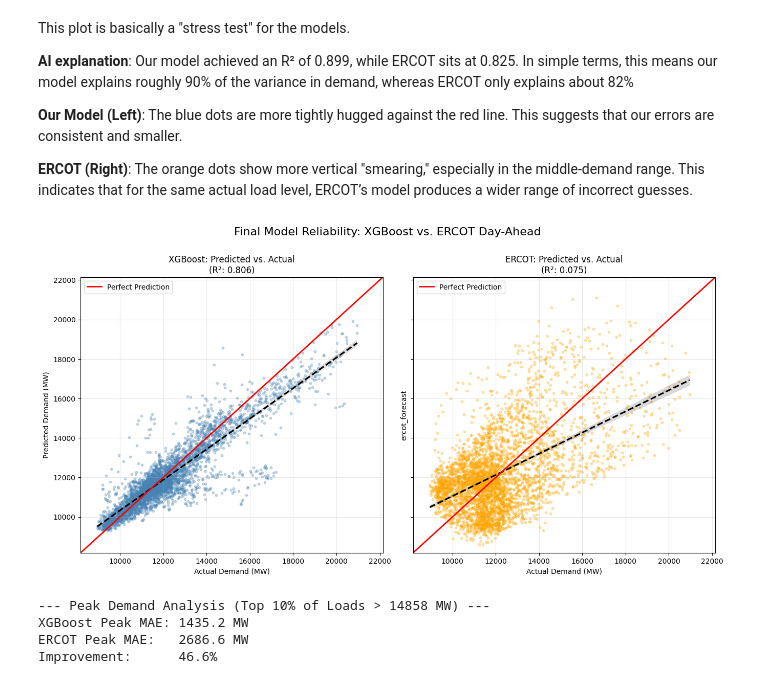
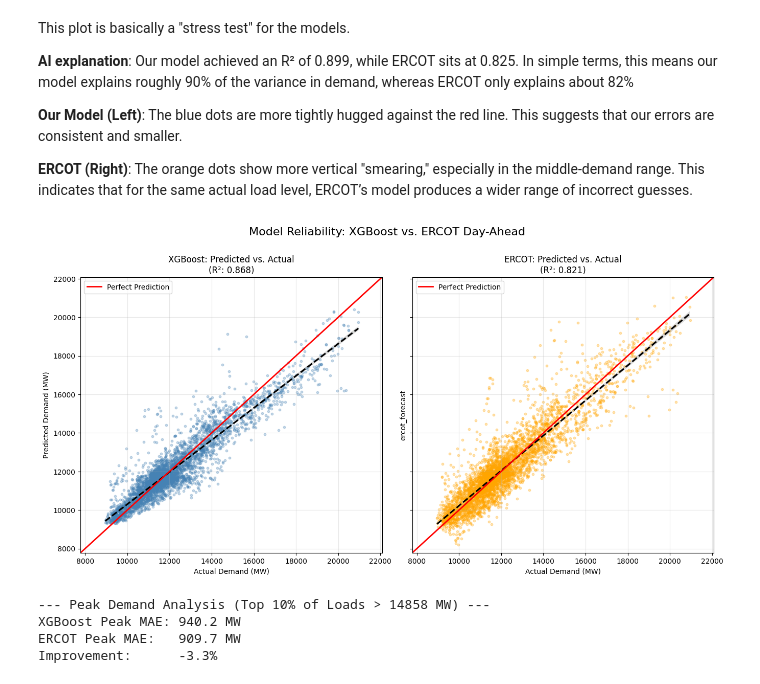
Before and after one commit to jzane1/datasci-project, a Jupyter notebook: SundayRework/NewWithAddedDatasets.ipynb, the cells around one changed output. Drawn from its saved outputs; the diff is of its cells as text; code cells hidden in the pictures.

```diff
--- a/SundayRework/NewWithAddedDatasets.ipynb
+++ b/SundayRework/NewWithAddedDatasets.ipynb
@@ -45,7 +45,7 @@ ax.figure.autofmt_xdate()
 # %% [markdown]
 Next, we import weather data. This file contains data for weather predictions at the time instead of the actual weather to ensure fairness with ERCOTs model.
 # %%
-df_fair_weather = pd.read_csv("WeatherPredictions/HoustonWeat.csv")
+df_fair_weather = pd.read_csv("HoustonWeat.csv")
 df_fair_weather.columns = df_fair_weather.columns.str.strip()
 
 df_fair_weather.head()
@@ -85,7 +85,7 @@ df_weather.head()
 # %% [markdown]
 The type of day (school day, school holiday but workday, weekend, etc) may influence energy consumption patterns as well. Hence we import [Houston's school district calendar](https://www.fox26houston.com/news/houston-isd-calendar-for-2023-2024-academic-school-year-updated-released)
 # %%
-df_calendar = pd.read_csv('hisd_2023_2024_day_categories_with_business(1).csv')
+df_calendar = pd.read_csv('../hisd_2023_2024_day_categories_with_business(1).csv')
 df_calendar.head()
 # %% [output]
 |  | day | school_category | business_category |
@@ -369,37 +440,43 @@ ERCOT releases electricity demand forecasts across several horizons. Since one o
 # %% [markdown]
 We start by importing and extracting ERCOT's day-ahead predictions. Notably, they are posted on a different timezone, so we shift the timestamps to align with our previous analysis.
 # %%
-df_ercot_raw = pd.read_csv("ercot_forecast_wide.csv")
+df_ercot_raw = pd.read_csv("../ercot_forecast_wide.csv")
 
+# Convert hour-ending to hour-beginning timestamps in Central Time, then to UTC
 hours_offset = df_ercot_raw["hourEnding"].astype(str).str.split(":").str[0].astype(int) - 1
 local_period = pd.to_datetime(df_ercot_raw["deliveryDate"]) + pd.to_timedelta(hours_offset, unit="h")
 
-# Fix: Localize to US/Central to respect DST boundaries
-df_ercot_raw["period"] = local_period.dt.tz_localize("US/Central", ambiguous="NaT", nonexistent="shift_forward")
+# Localize to Central, convert to UTC, then strip tz to match your (naive) model index
+df_ercot_raw["period"] = (
+    local_period
+    .dt.tz_localize("US/Central", ambiguous="NaT", nonexistent="shift_forward")
+    .dt.tz_convert("UTC")
+    .dt.tz_localize(None)
+)
 
-# Handle posting time appropriately depending on if it's aware or naive
-if df_ercot_raw["postedDatetime"].dtype == 'O':
-    df_ercot_raw["Posted"] = pd.to_datetime(df_ercot_raw["postedDatetime"], format="mixed")
-    if df_ercot_raw["Posted"].dt.tz is not None:
-        df_ercot_raw["Posted"] = df_ercot_raw["Posted"].dt.tz_convert("US/Central")
-    else:
-        df_ercot_raw["Posted"] = df_ercot_raw["Posted"].dt.tz_localize("US/Central")
+# Posted time: same as main notebook (no extra tz fiddling)
+df_ercot_raw["Posted"] = pd.to_datetime(df_ercot_raw["postedDatetime"], format="mixed")
 
+# Forecast horizon = delivery time − posting time
 df_ercot_raw["Horizon"] = df_ercot_raw["period"] - df_ercot_raw["Posted"]
 
+# Keep only 2‑day‑ahead forecasts (horizon ≈ 48 h, window 42–54 h)
 df_da = df_ercot_raw[
     (df_ercot_raw["Horizon"] >= pd.Timedelta(hours=42)) &
     (df_ercot_raw["Horizon"] <= pd.Timedelta(hours=54))
 ].copy()
 
+# For each delivery hour, pick the forecast closest to exactly 48 h ahead
 df_da["Horizon_Error"] = abs(df_da["Horizon"] - pd.Timedelta(hours=48))
 df_da = df_da.sort_values("Horizon_Error").drop_duplicates(subset=["period"])
 
-ercot_forecast = df_da[["period", "coast"]].rename(columns={"coast": "ercot_forecast"}).set_index("period").sort_index()
-
-# Fix: Align the timezone of your model's test set to match ERCOT
-y_test.index = y_test.index.tz_localize("US/Central", ambiguous="NaT", nonexistent="shift_forward")
-y_pred.index = y_pred.index.tz_localize("US/Central", ambiguous="NaT", nonexistent="shift_forward")
+# Final formatting — keep coast column aligned to your test-set index
+ercot_forecast = (
+    df_da[["period", "coast"]]
+    .rename(columns={"coast": "ercot_forecast"})
+    .set_index("period")
+    .sort_index()
+)
 
 ercot_forecast = ercot_forecast.loc[ercot_forecast.index.isin(y_test.index)]
 # %% [markdown]
@@ -513,36 +747,39 @@ ax1.set_title(f"XGBoost: Predicted vs. Actual\n(R²: {r2_score(error_df['actual'
 ax1.set_xlabel("Actual Demand (MW)")
 ax1.set_ylabel("Predicted Demand (MW)")
 
 # 3. ERCOT Scatter Plot
 sns.regplot(x='actual', y='ercot_forecast', data=error_df, ax=ax2,
             scatter_kws={'alpha':0.3, 'color':'orange', 's':10},
             line_kws={'color':'black', 'linestyle':'--'})
 ax2.set_title(f"ERCOT: Predicted vs. Actual\n(R²: {r2_score(error_df['actual'], error_df['ercot_forecast']):.3f})")
 ax2.set_xlabel("Actual Demand (MW)")
 
 # 4. Add "Perfect Prediction" Identity Lines
 for ax in [ax1, ax2]:
     ax.plot([min_val, max_val], [min_val, max_val], color='red', lw=2, label='Perfect Prediction')
     ax.set_xlim(min_val, max_val)
     ax.set_ylim(min_val, max_val)
     ax.grid(True, alpha=0.3)
     ax.legend()
 
-plt.suptitle("Final Model Reliability: XGBoost vs. ERCOT Day-Ahead", fontsize=16, y=1.02)
+plt.suptitle("Model Reliability: XGBoost vs. ERCOT Day-Ahead", fontsize=16, y=1.02)
+
+# Save as extremely high quality
+plt.savefig('model_reliability.png', dpi=1200, bbox_inches='tight', transparent=True)
 plt.show()
 
 # 5. Print a Peak-Load Gap Analysis
 peak_threshold = error_df['actual'].quantile(0.90)
 xgb_peak_mae = error_df[error_df['actual'] > peak_threshold]['abs_xgb_error'].mean()
 ercot_peak_mae = error_df[error_df['actual'] > peak_threshold]['abs_ercot_error'].mean()
 
 print(f"--- Peak Demand Analysis (Top 10% of Loads > {peak_threshold:.0f} MW) ---")
 print(f"XGBoost Peak MAE: {xgb_peak_mae:.1f} MW")
 print(f"ERCOT Peak MAE:   {ercot_peak_mae:.1f} MW")
 print(f"Improvement:      {((ercot_peak_mae - xgb_peak_mae) / ercot_peak_mae)*100:.1f}%")
 # %% [output]
-[figure, old version]
+[figure, new version]
 --- Peak Demand Analysis (Top 10% of Loads > 14858 MW) ---
-XGBoost Peak MAE: 1435.2 MW
-ERCOT Peak MAE:   2686.6 MW
-Improvement:      46.6%
+XGBoost Peak MAE: 940.2 MW
+ERCOT Peak MAE:   909.7 MW
+Improvement:      -3.3%
```
Also changed, not shown: parts of 16 cells of this notebook.
